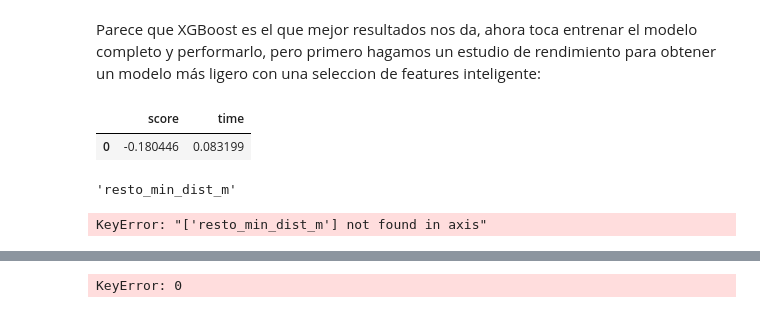
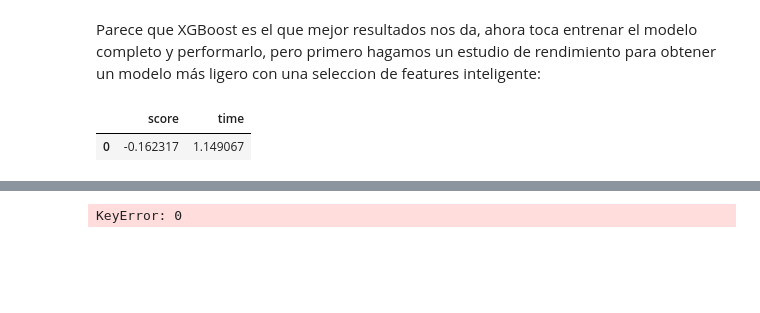
Before and after one commit to mrosm-dev/ML_Prediccion_Precio_Vivienda_Madrid, a Jupyter notebook: src/cajon_basura/notebook_pipeline -Mili-Pedro.ipynb, the cells around one changed output, grey strips where cells are left out. Cells and saved outputs as stored; diff of their text form; code cells hidden in the pictures; blank space fills up the shorter version.

```diff
--- a/src/cajon_basura/notebook_pipeline -Mili-Pedro.ipynb
+++ b/src/cajon_basura/notebook_pipeline -Mili-Pedro.ipynb
@@ -173,7 +158,7 @@ preprocess = ColumnTransformer(
         ]), cat_sel),
     ],
     remainder='drop',
-).set_output(transform="pandas")
+).set_output(transform='pandas')
 
 preprocess_scale = ColumnTransformer(
     transformers=[
@@ -189,7 +174,7 @@ preprocess_scale = ColumnTransformer(
 
     ],
     remainder='drop'
-).set_output(transform="pandas")
+).set_output(transform='pandas')
 
-preprocess.fit_transform(X_train_limpio1)
+preprocess.fit_transform(X_train_limpio)
 # %% [output]
@@ -695,75 +692,24 @@ CatBoost optimizado me da un error en el test de 78.892
 # %% [markdown]
 Parece que XGBoost es el que mejor resultados nos da, ahora toca entrenar el modelo completo y performarlo, pero primero hagamos un estudio de rendimiento para obtener un modelo más ligero con una seleccion de features inteligente:
 # %%
-xgb_base = XGBRegressor(random_state=42, objective='reg:absoluteerror', n_jobs=-1)
 pipe_preprocess = Pipeline(steps=[('features', pipe_features)])
 
 X_preprocessed = pipe_preprocess.fit_transform(X)
 
 xgb_base = XGBRegressor(random_state=42, objective='reg:absoluteerror', n_jobs=-1)
 pipe_xgb = Pipeline(steps=[('preprocess', preprocess), ('model', xgb_base)])
+
+pipe_xgb.set_params(**best_params_xgb)
 
 pipe_xgb_log = TransformedTargetRegressor(regressor=pipe_xgb, func=np.log1p, inverse_func=np.expm1)
 
 start = time()
 pipe_xgb_log.fit(X_preprocessed, y)
 train_time = [(time() - start)]
 
 score = [cross_val_score(pipe_xgb_log, X_preprocessed, y, cv=5, scoring="neg_mean_absolute_percentage_error", n_jobs=-1).mean()]
 
 pd.DataFrame({'score': score, 'time': train_time}).sort_values('score')
 # %% [output]
 |  | score | time |
-| 0 | -0.180446 | 0.083199 |
+| 0 | -0.162317 | 1.149067 |
-# %%
-lista_col = []
-train_time = []
-score = []
-
-xgb_base = XGBRegressor(random_state=42, objective='reg:absoluteerror', n_jobs=-1)
-pipe_xgb = Pipeline(steps=[('preprocess', preprocess), ('model', xgb_base)])
-
-pipe_xgb_log = TransformedTargetRegressor(regressor=pipe_xgb, func=np.log1p, inverse_func=np.expm1)
-
-for col in X_preprocessed.columns:
-
-    lista_col.append(col)
-    X_opt = X_preprocessed.drop(columns=col)
-
-    start = time()
-    pipe_xgb_log.fit(X_opt, y)
-    train_time.append(time() - start)
-
-    score.append(cross_val_score(pipe_xgb_log, X_opt, y, cv=5, scoring="neg_mean_absolute_percentage_error", n_jobs=-1).mean())
-
-
-pd.DataFrame({'columna': lista_col, 'score': score, 'time': train_time}).sort_values('score', ascending=False).iloc[0]['columna']
-# %% [output]
-'resto_min_dist_m'
-# %%
-X_preprocessed = X_preprocessed.drop(columns='resto_min_dist_m')
-
-lista_col = []
-train_time = []
-score = []
-
-xgb_base = XGBRegressor(random_state=42, objective='reg:absoluteerror', n_jobs=-1)
-pipe_xgb = Pipeline(steps=[('preprocess', preprocess), ('model', xgb_base)])
-
-pipe_xgb_log = TransformedTargetRegressor(regressor=pipe_xgb, func=np.log1p, inverse_func=np.expm1)
-
-for col in X_preprocessed.columns:
-
-    lista_col.append(col)
-    X_opt = X_preprocessed.drop(columns=col)
-
-    start = time()
-    pipe_xgb_log.fit(X_opt, y)
-    train_time.append(time() - start)
-
-    score.append(cross_val_score(pipe_xgb_log, X_opt, y, cv=5, scoring="neg_mean_absolute_percentage_error", n_jobs=-1).mean())
-
-
-pd.DataFrame({'columna': lista_col, 'score': score, 'time': train_time}).sort_values('score', ascending=False).iloc[0]
-# %% [output]
-KeyError: "['resto_min_dist_m'] not found in axis"
```
Also changed, not shown: parts of 27 cells of this notebook, 15 other files.
